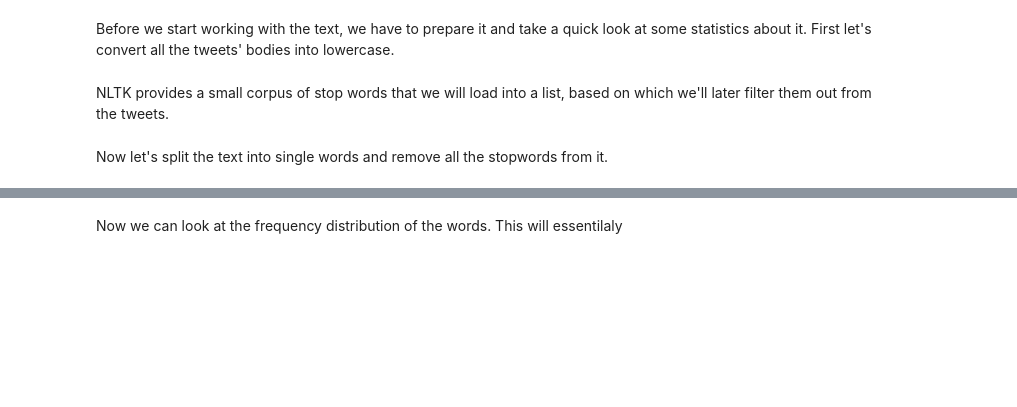
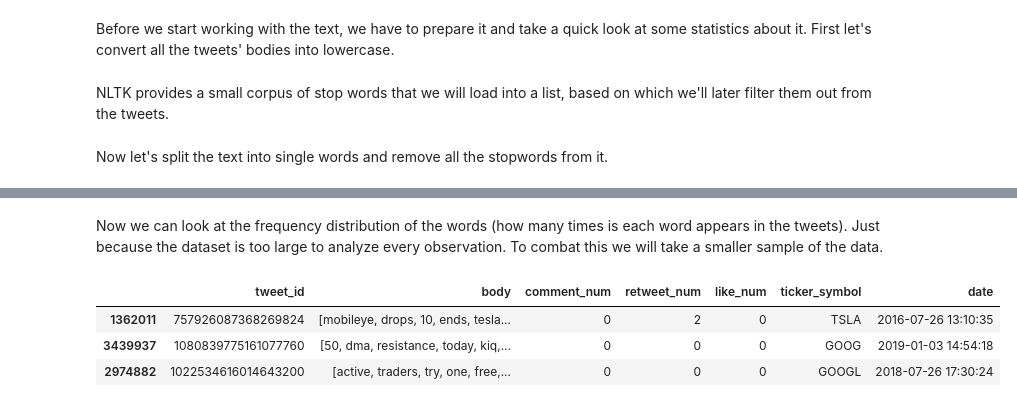
Before and after one commit to Kaloyan-Dimitrov/softuni-data-science-final-project, a Jupyter notebook: Tweets and a company's market value.ipynb, the cells around one changed output, grey strips where cells are left out. Drawn from its saved outputs; the diff is of its cells as text; code cells hidden in the pictures; blank space fills up the shorter version.

Commit message:
Frequency Distributions

```diff
--- a/Tweets and a company's market value.ipynb
+++ b/Tweets and a company's market value.ipynb
@@ -209,2 +209,10 @@ tweets.sample(5)
-# %% [markdown]
-Now we can look at the frequency distribution of the words. This will essentilaly
+# %% [markdown]
+Now we can look at the frequency distribution of the words (how many times is each word appears in the tweets). Just because the dataset is too large to analyze every observation. To combat this we will take a smaller sample of the data.
+# %%
+tweets_sample = tweets.sample(10000, random_state=10)
+tweets_sample.head(3)
+# %% [output]
+|  | tweet_id | body | comment_num | retweet_num | like_num | ticker_symbol | date |
+| 1362011 | 757926087368269824 | [mobileye, drops, 10, ends, tesla... | 0 | 2 | 0 | TSLA | 2016-07-26 13:10:35 |
+| 3439937 | 1080839775161077760 | [50, dma, resistance, today, kiq,... | 0 | 0 | 0 | GOOG | 2019-01-03 14:54:18 |
+| 2974882 | 1022534616014643200 | [active, traders, try, one, free,... | 0 | 0 | 0 | GOOGL | 2018-07-26 17:30:24 |
```
Also changed, not shown: parts of 13 cells of this notebook.
